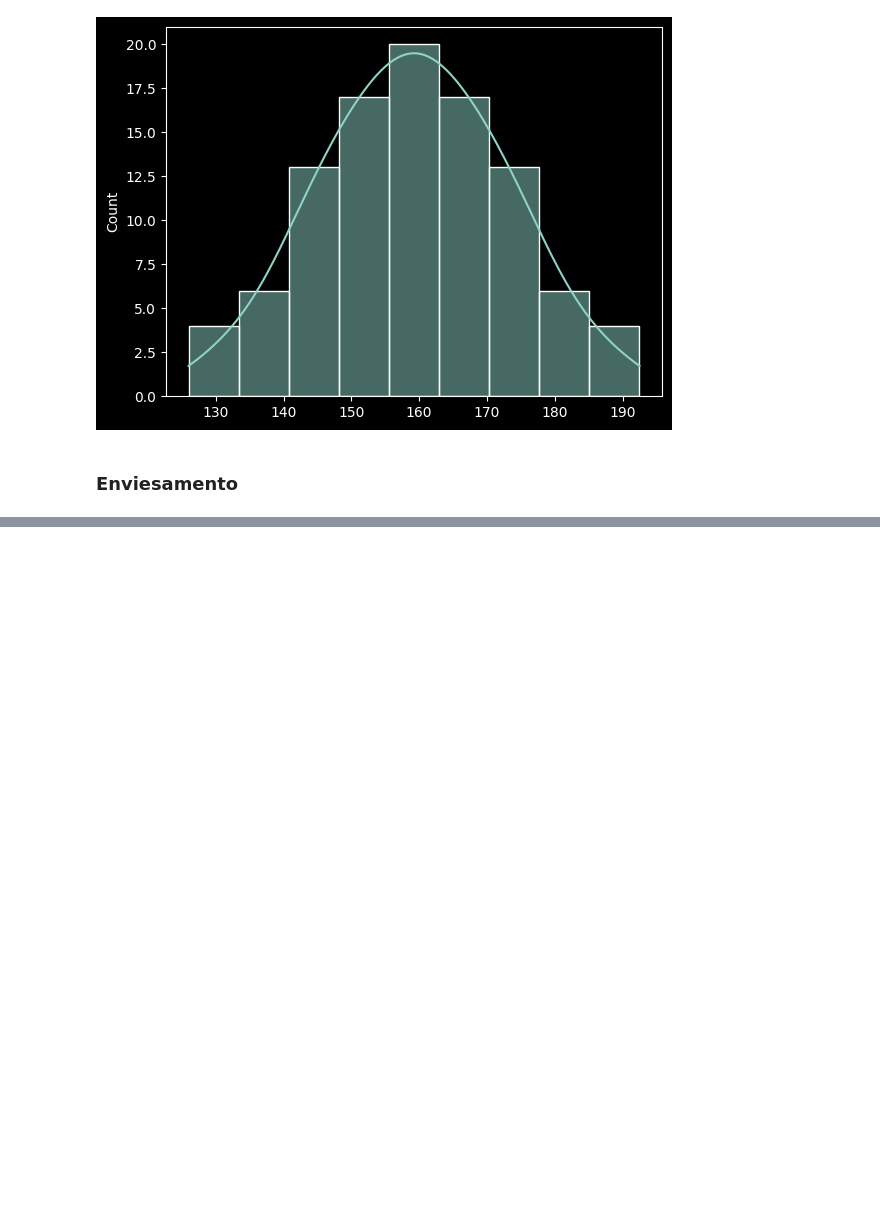
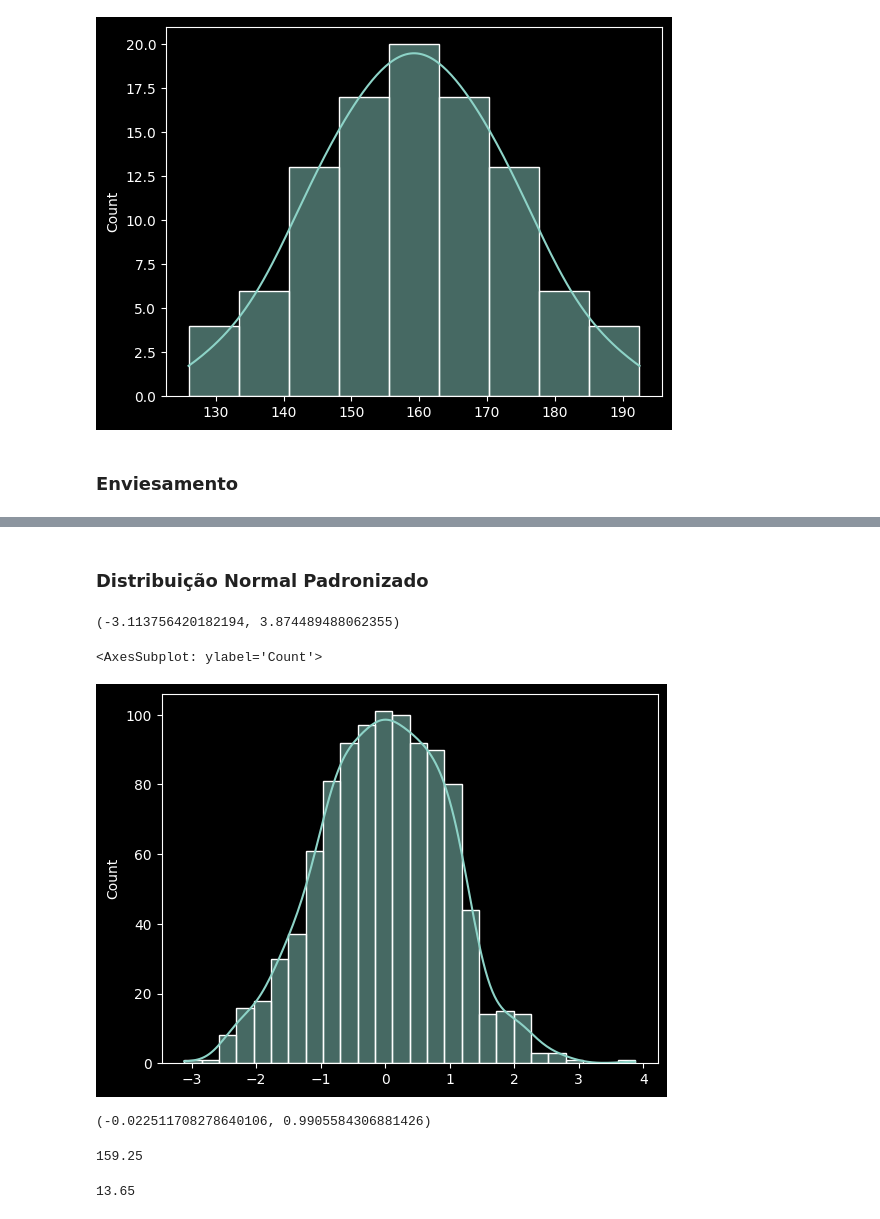
Before and after one commit to Joao-Inacio/Statistics_for-Data_Science, a Jupyter notebook: Distribuições_Estatisticas/Distribuicoes.ipynb, the cells around one changed output, grey strips where cells are left out. Drawn from its saved outputs; the diff is of its cells as text; code cells hidden in the pictures; blank space fills up the shorter version.

Commit message:
Distribuição normal - padronização

```diff
--- a/Distribuições_Estatisticas/Distribuicoes.ipynb
+++ b/Distribuições_Estatisticas/Distribuicoes.ipynb
@@ -153,0 +154,33 @@ ds_enve_negativo.mean(), np.median(ds_enve_negativo), stats.mode(ds_enve_negativ
+# %% [markdown]
+### Distribuição Normal Padronizado
+# %%
+# Criando dados padronizado
+dados_normal_padronizado = np.random.standard_normal(size=1000)
+# %%
+# Mínimo e Máximo
+min(dados_normal_padronizado), max(dados_normal_padronizado)
+# %% [output]
+(-3.113756420182194, 3.874489488062355)
+# %%
+# Gráfico
+sns.histplot(dados_normal_padronizado, kde=True)
+# %% [output]
+<AxesSubplot: ylabel='Count'>
+[figure, added]
+# %%
+# Média, desvio padrão
+dados_normal_padronizado.mean(), np.std(dados_normal_padronizado)
+# %% [output]
+(-0.022511708278640106, 0.9905584306881426)
+# %%
+# Média dos dados
+media = dados.mean()
+media
+# %% [output]
+159.25
+# %%
+# Desvio padrão
+dp = np.std(dados)
+dp
+# %% [output]
+13.65
```
Also changed, not shown: parts of 9 cells of this notebook.
